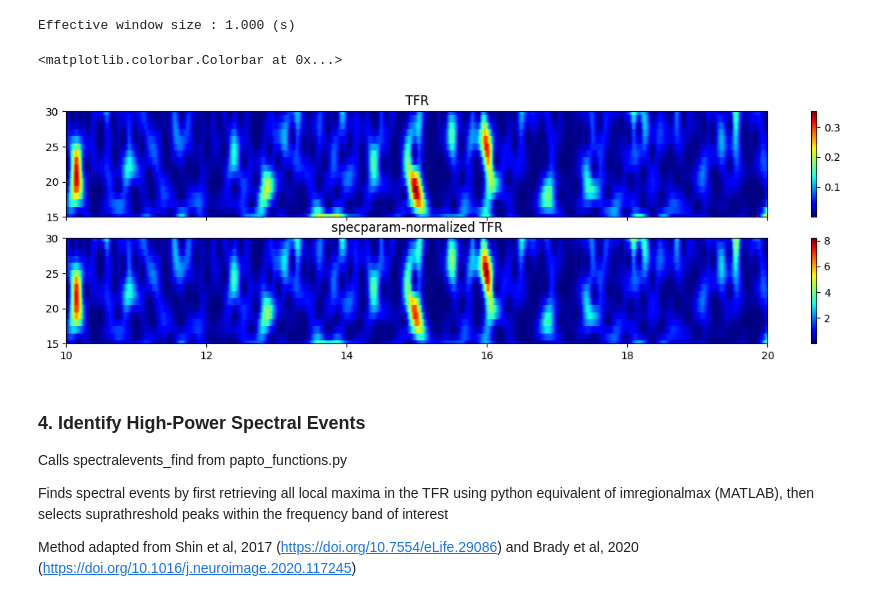
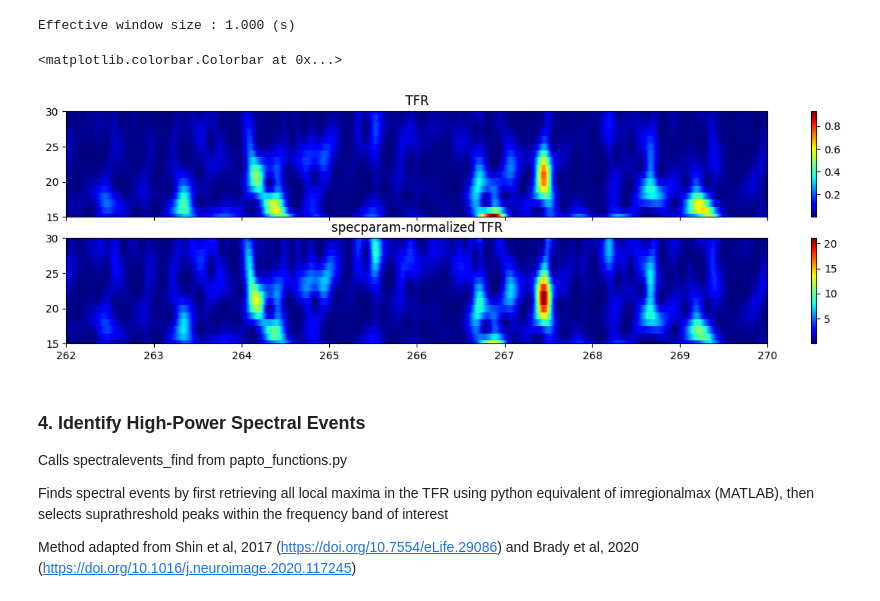
Before and after one commit to lindseypower/BurstDetection_Tutorials, a Jupyter notebook: Tutorials/PAPTO.ipynb, the cells around one changed output. Cells and saved outputs as stored; diff of their text form; code cells hidden in the pictures.

```diff
--- a/Tutorials/PAPTO.ipynb
+++ b/Tutorials/PAPTO.ipynb
@@ -123,27 +123,27 @@ Effective window size : 1.000 (s)
 # %%
 # Plot TFR before and after normalizing based on aperiodic background
 fig, axs = plt.subplots(2,1, figsize=(15,4))
 scale_val = 20
 
 # Plot original TFR
-TFR_crop = np.asarray(TFR)[:,:,10000:20000]
-im = axs[0].pcolor(tVec[10000:20000], fVec, np.squeeze(TFR_crop), cmap='jet')
+TFR_crop = np.asarray(TFR)[:,:,262000:270000]
+im = axs[0].pcolor(tVec[262000:270000], fVec, np.squeeze(TFR_crop), cmap='jet')
 axs[0].set_xticklabels([])
-axs[0].set_xlim(10,20)
+axs[0].set_xlim(262,270)
 axs[0].set_ylim(15,30)
 axs[0].set_title('TFR')
 fig.colorbar(im)
 
 # Plot specparam-normalized TFR
-TFR_papto_crop = TFR_papto[:,:,10000:20000]
-im2 = axs[1].pcolor(tVec[10000:20000], fVec, np.squeeze(TFR_papto_crop), cmap='jet')
-axs[1].set_xlim(10,20)
+TFR_papto_crop = TFR_papto[:,:,262000:270000]
+im2 = axs[1].pcolor(tVec[262000:270000], fVec, np.squeeze(TFR_papto_crop), cmap='jet')
+axs[1].set_xlim(262,270)
 axs[1].set_ylim(15,30)
 axs[1].set_title('specparam-normalized TFR')
 fig.colorbar(im2)
 # %% [output]
 <matplotlib.colorbar.Colorbar at 0x...>
-[figure, old version]
+[figure, new version]
 # %% [markdown]
 ### 4. Identify High-Power Spectral Events
 
```
Also changed, not shown: parts of 7 cells of this notebook, 1 other file.
